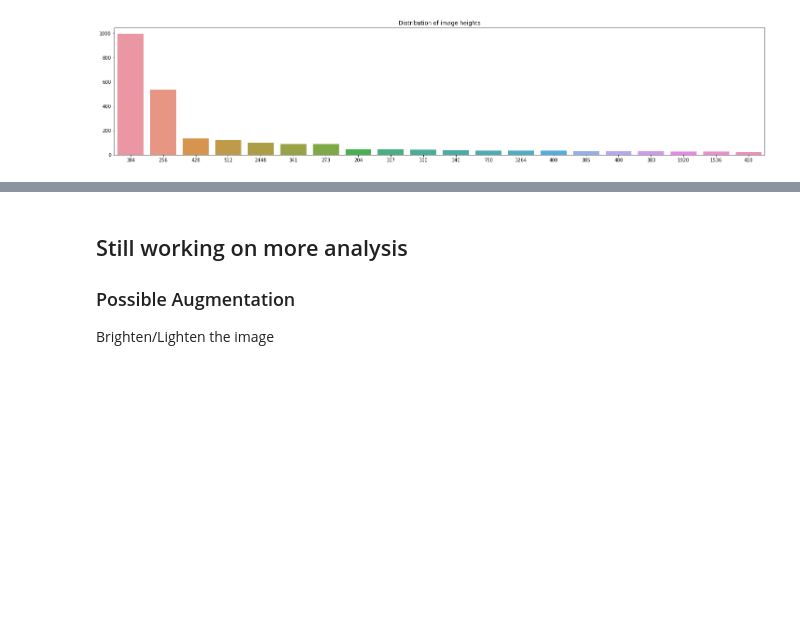
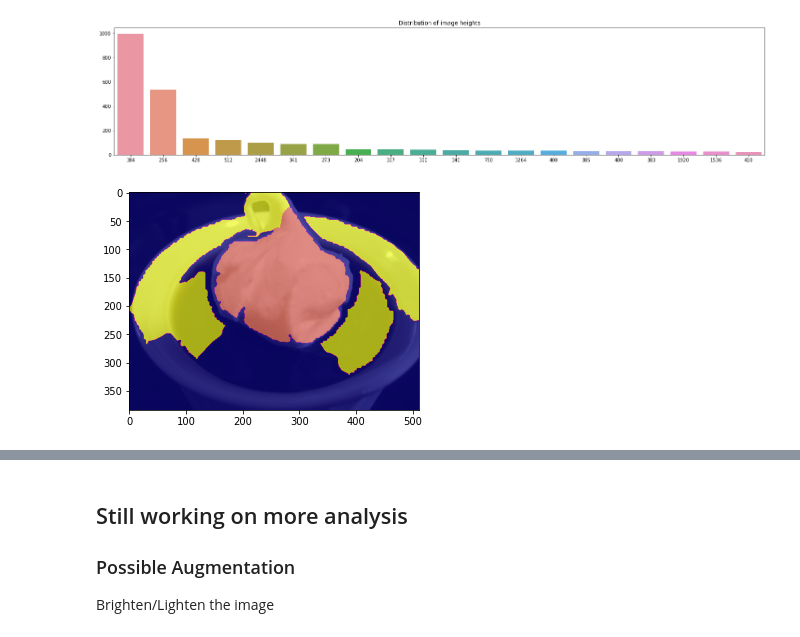
Before and after one commit to luyuxiao/CS701, a Jupyter notebook: notebook/preview.ipynb, the cells around one changed output, grey strips where cells are left out. Saved outputs shown, nothing was run; the diff lists cells and outputs as text; code cells hidden in the pictures; blank space fills up the shorter version.

Commit message:
Segmentation Visualisation

```diff
--- a/notebook/preview.ipynb
+++ b/notebook/preview.ipynb
@@ -17,0 +15,8 @@ img_dir = "C:/Users/wjtay/Documents/GitHub/CS701/public/img_dir/train/"
+# %%
+## Change all the paths here
+data_path = "C:/Users/wjtay/Documents/GitHub/CS701/public/train_label.txt"  ## Path to train_label.txt
+img_dir = "C:/Users/wjtay/Documents/GitHub/CS701/public/img_dir/train/"
+test_dir = "C:/Users/wjtay/Documents/GitHub/CS701/public/img_dir/test1/"
+label_dir = "C:/Users/wjtay/Documents/GitHub/CS701/notebook/submission/submission/pseudo_label/"
+class_dict_path = 'C:/Users/wjtay/Documents/GitHub/CS701/notebook/classes.txt'
+notebook_dir = 'C:/Users/wjtay/Documents/GitHub/CS701/notebook/' ## Path containing notebook
@@ -148,0 +168,13 @@ print(np.array(image))
+# %%
+## Viewing image segmentation mask using matplotlib
+import matplotlib.image as mpimg
+import matplotlib.pyplot as plt
+img_name = '00006356' ## Change image name here
+img = mpimg.imread(img_dir + img_name + '.jpg') ## Directory paths should be set above already
+plt.imshow(img)
+
+img2 = mpimg.imread(label_dir + img_name + '.png')
+plt.imshow(img2, alpha=0.7, cmap='plasma')
+plt.show()
+# %% [output]
+[figure, added]
```
Also changed, not shown: parts of 12 cells of this notebook, 4 other files.
